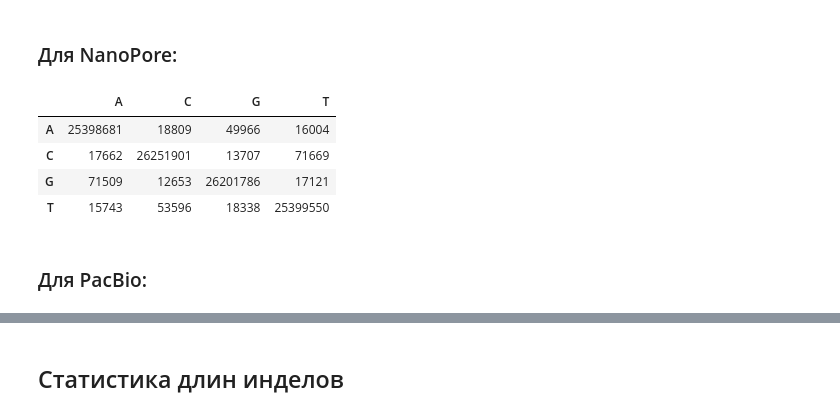
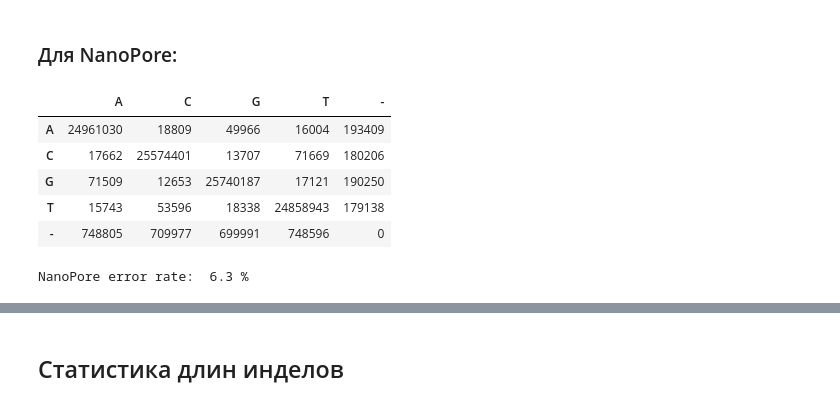
Before and after one commit to vkpankov/BioInfML, a Jupyter notebook: NGS/HW3.ipynb, the cells around one changed output, grey strips where cells are left out. Drawn from its saved outputs; the diff is of its cells as text; code cells hidden in the pictures.

```diff
--- a/NGS/HW3.ipynb
+++ b/NGS/HW3.ipynb
@@ -53,24 +55,40 @@ from collections import Counter
 
 def getSubsMatrix(referenceFileName, alignmentFileName):
 
-    subsMatrix = np.zeros(shape =(4,4))
+    subsMatrix = np.zeros(shape =(5,5))
 
-    symMap = {"A":0,"C":1,"G":2,"T":3,"a":0,"c":1,"g":2,"t":3}
+    symMap = {"A":0,"C":1,"G":2,"T":3,"a":0,"c":1,"g":2,"t":3,'-':4}
 
     samfile = pysam.AlignmentFile(alignmentFileName, "rb" )
 
     seqIo = list(SeqIO.parse(referenceFileName, "fasta"))
-
+    i = 0
+    total_count = 0
+    bad_count = 0
     for pileupcolumn in samfile.pileup():
+        pileup_error_count = 0
         ref_pos = pileupcolumn.reference_pos
         ref_base = seqIo[pileupcolumn.reference_id].seq[ref_pos]
-
-        counts = Counter(pileupcolumn.get_query_sequences())
-        for key in counts.keys():
-            if(key!='' and key!='N' and key!='n'):
-                subsMatrix[symMap[key], symMap[ref_base]] += counts[key]
+        refBaseSym = symMap[ref_base]
+        queries = pileupcolumn.get_query_sequences(add_indels = True)
+        for query in queries:
+            if('*' in query):
+                subsMatrix[4, refBaseSym] += 1
+                bad_count+=1
+            elif('-' in query):
+                continue
+            elif('+' in query):
+                for sym in query[1:]:
+                    if(sym in symMap.keys()):
+                        subsMatrix[symMap[sym],4] += 1
+                        bad_count+=1
+            else:
+                subsMatrix[symMap[query], refBaseSym] += 1
+                if(query.lower()!=ref_base.lower()):
+                    bad_count+=1
 
     matrix = pd.DataFrame(subsMatrix, dtype=int)
-    matrix.index = ["A","C","G","T"]
-    matrix.columns = ["A","C","G","T"]
-    return (matrix)
+    matrix.index = ["A","C","G","T",'-']
+    matrix.columns = ["A","C","G","T",'-']
+
+    return matrix, bad_count
@@ -77,13 +102,19 @@ def getSubsMatrix(referenceFileName, alignmentFileName):
 # %% [markdown]
 ### Для NanoPore:
 # %%
-getSubsMatrix("data/HW3/reference.fasta", "data/HW3/nanopore_sorted.bam")
+np_matrix, bad_count = getSubsMatrix("/mnt/d/NGS/data/HW3/reference.fasta", "/mnt/d/NGS/data/HW3/nanopore_sorted.bam")
-# %% [output]
-|  | A | C | G | T |
-| A | 25398681 | 18809 | 49966 | 16004 |
-| C | 17662 | 26251901 | 13707 | 71669 |
-| G | 71509 | 12653 | 26201786 | 17121 |
-| T | 15743 | 53596 | 18338 | 25399550 |
-# %% [markdown]
-### Для PacBio:
+# %%
+np_matrix
+# %% [output]
+|  | A | C | G | T | - |
+| A | 24961030 | 18809 | 49966 | 16004 | 193409 |
+| C | 17662 | 25574401 | 13707 | 71669 | 180206 |
+| G | 71509 | 12653 | 25740187 | 17121 | 190250 |
+| T | 15743 | 53596 | 18338 | 24858943 | 179138 |
+| - | 748805 | 709977 | 699991 | 748596 | 0 |
+# %%
+total_length = estimateReadsTotalLength("/mnt/d/NGS/data/HW3/nanopore_sorted.bam")
+print "NanoPore error rate: ", round(1.0*bad_count/total_length,3)*100,"%"
+# %% [output]
+NanoPore error rate:  6.3 %
 # %%
```
Also changed, not shown: parts of 8 cells of this notebook.
